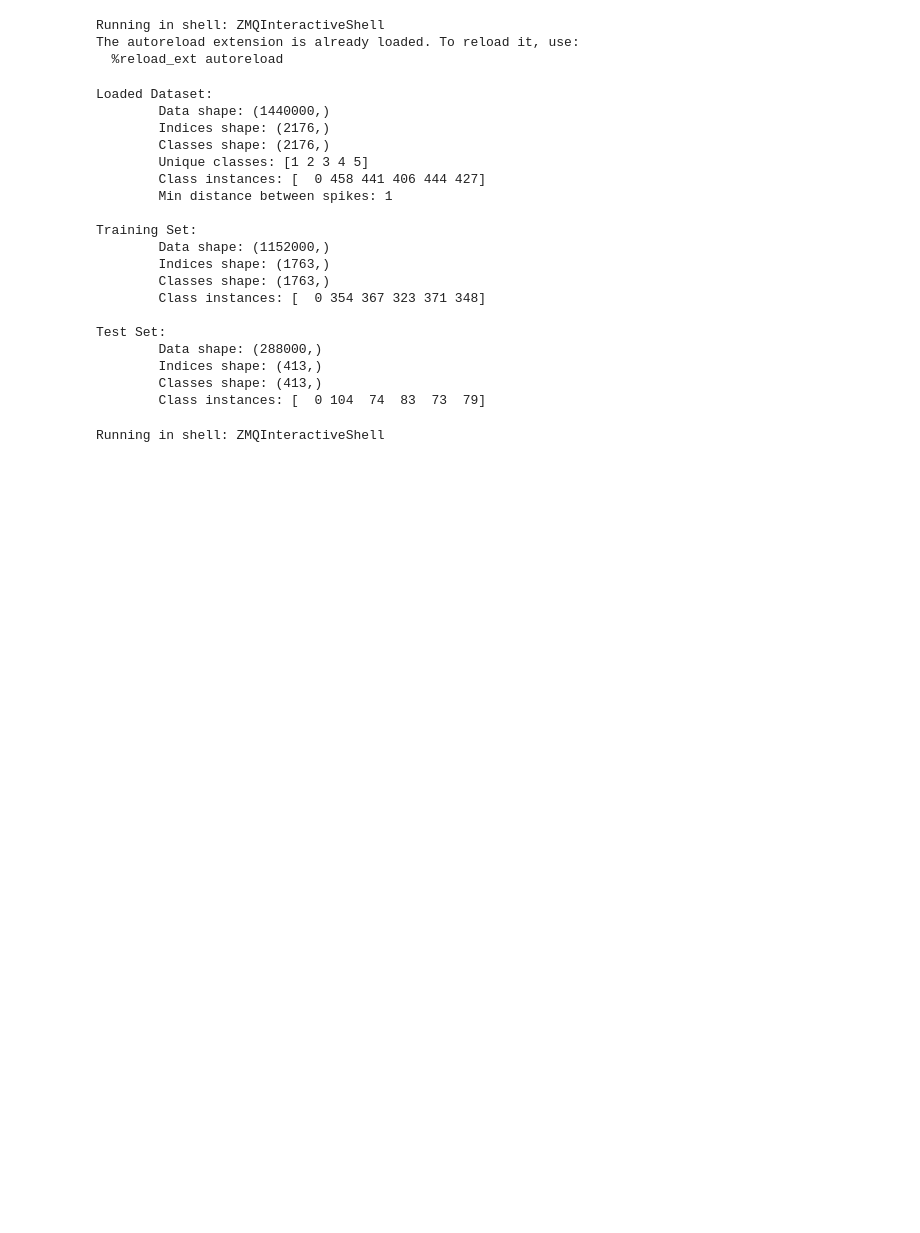
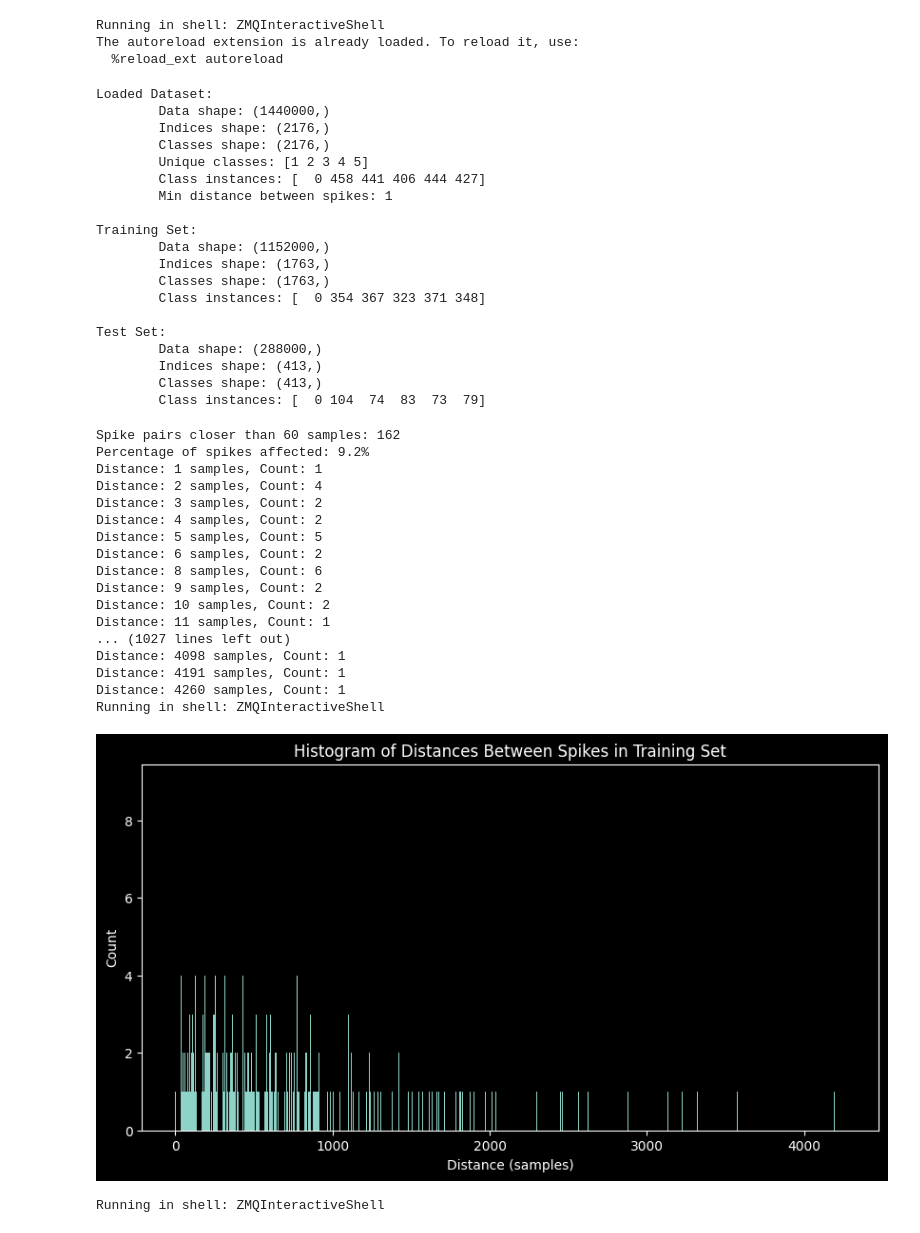
Before and after one commit to seb-hall/EE40098-Labs, a Jupyter notebook: cwc2.ipynb, the cells around one changed output. Saved outputs shown, nothing was run; the diff lists cells and outputs as text; code cells hidden in the pictures; blank space fills up the shorter version.

```diff
--- a/cwc2.ipynb
+++ b/cwc2.ipynb
@@ -77,6 +77,67 @@ Test Set:
         Indices shape: (413,)
         Classes shape: (413,)
         Class instances: [  0 104  74  83  73  79]
+# %%
+# identify the spacing between spikes in the training set
+# sort the indices and calculate the differences between consecutive indices
+
+indices = train_data.indices.copy()
+indices.sort()
+
+distances = {}
+for i in range(1, len(indices)):
+    distance = indices[i] - indices[i - 1]
+
+    if distance not in distances:
+        distances[distance] = 0
+
+    distances[distance] += 1
+
+# sort the distances dictionary by key
+distances = dict(sorted(distances.items()))
+
+# How many spikes are within 60 samples of each other?
+close_pairs = 0
+for i in range(len(indices)-1):
+    if indices[i+1] - indices[i] < 60:
+        close_pairs += 1
+
+print(f"Spike pairs closer than 60 samples: {close_pairs}")
+print(f"Percentage of spikes affected: {100*close_pairs/len(indices):.1f}%")
+
+for distance, count in distances.items():
+    print(f"Distance: {distance} samples, Count: {count}")
+
+
+
+# now plot a histogram of the distances
+
+if in_jupyter():
+    plt.figure(figsize=(10, 5))
+    plt.bar(distances.keys(), distances.values())
+    plt.title("Histogram of Distances Between Spikes in Training Set")
+    plt.xlabel("Distance (samples)")
+    plt.ylabel("Count")
+    plt.show()
+# %% [output]
+Spike pairs closer than 60 samples: 162
+Percentage of spikes affected: 9.2%
+Distance: 1 samples, Count: 1
+Distance: 2 samples, Count: 4
+Distance: 3 samples, Count: 2
+Distance: 4 samples, Count: 2
+Distance: 5 samples, Count: 5
+Distance: 6 samples, Count: 2
+Distance: 8 samples, Count: 6
+Distance: 9 samples, Count: 2
+Distance: 10 samples, Count: 2
+Distance: 11 samples, Count: 1
+... (1027 lines left out)
+Distance: 4098 samples, Count: 1
+Distance: 4191 samples, Count: 1
+Distance: 4260 samples, Count: 1
+Running in shell: ZMQInteractiveShell
+[figure, added]
 # %%
 
 if in_jupyter():
```
Also changed, not shown: parts of 1 cell of this notebook, 7 other files.
